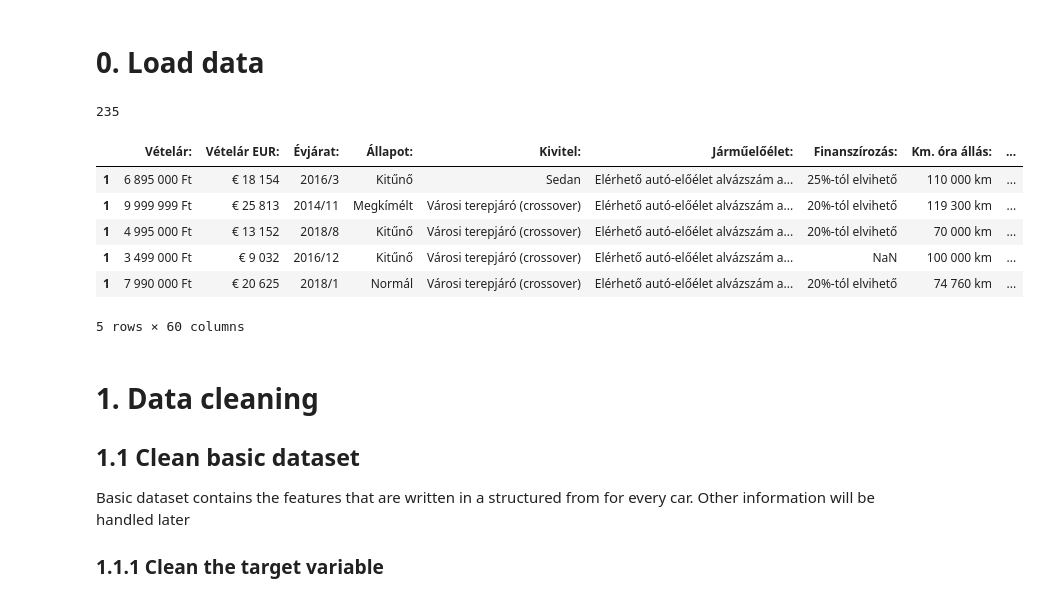
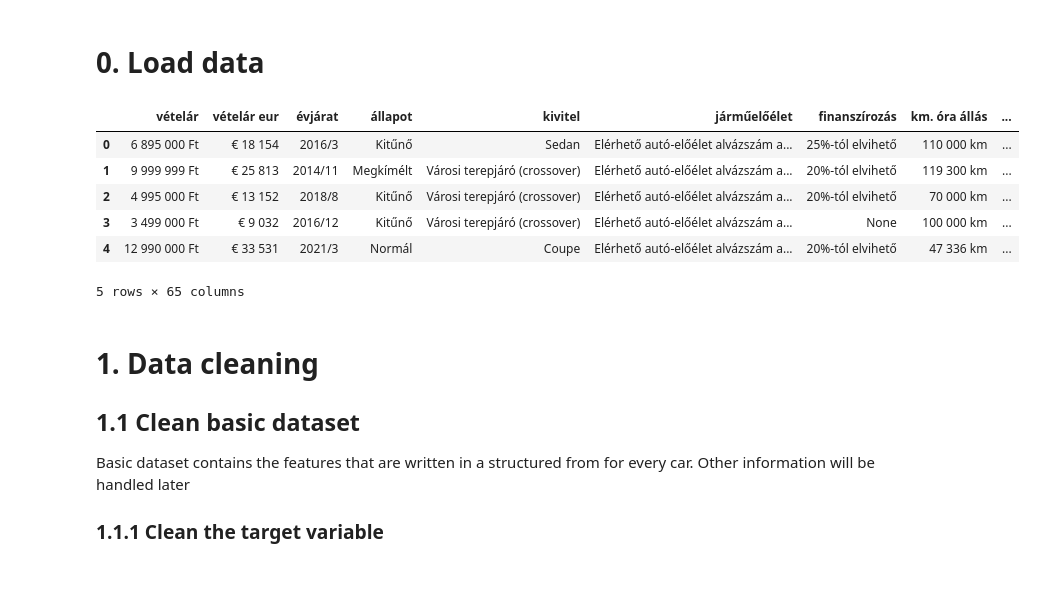
Before and after one commit to szdavid11/car_price_prediction, a Jupyter notebook: notebooks/preprocessing.ipynb, the cells around one changed output. Drawn from its saved outputs; the diff is of its cells as text; code cells hidden in the pictures.

```diff
--- a/notebooks/preprocessing.ipynb
+++ b/notebooks/preprocessing.ipynb
@@ -8,27 +10,25 @@ import plotly.express as px
 # %% [markdown]
 # 0. Load data
 # %%
-# Open the Pickle file in binary mode for reading
-with open('../data/car_data.pickle', 'rb') as file:
-    # Load the Pickle file
-    res_list = pickle.load(file)
+# Database setup
+username = os.getenv("DB_USERNAME")
+password = os.getenv("DB_PASSWORD")
+DATABASE_URL = f"postgresql://{username}:{password}@localhost:5432/cardb"
+
+engine = create_engine(DATABASE_URL)
 # %%
-basic_car_parameters = [x[0] for x in res_list]
-missing_values = pd.Series([x[0] is None for x in res_list])
-special_car_parameters = pd.Series([x[1] for x in res_list])[~missing_values]
-link = pd.Series([x[2] for x in res_list])[~missing_values]
+
+df_basics = pd.read_sql(sql_text("""
+SELECT *
+FROM car_data
+"""), engine.connect())
-# %%
-np.sum(missing_values)
-# %% [output]
-235
 # %%
-df_basics = pd.concat(basic_car_parameters)
 df_basics.head()
 # %% [output]
-|  | Vételár: | Vételár EUR: | Évjárat: | Állapot: | Kivitel: | Járműelőélet: | Finanszírozás: | Km. óra állás: | ... |
-| 1 | 6 895 000 Ft | € 18 154 | 2016/3 | Kitűnő | Sedan | Elérhető autó-előélet alvázszám a... | 25%-tól elvihető | 110 000 km | ... |
+|  | vételár | vételár eur | évjárat | állapot | kivitel | járműelőélet | finanszírozás | km. óra állás | ... |
+| 0 | 6 895 000 Ft | € 18 154 | 2016/3 | Kitűnő | Sedan | Elérhető autó-előélet alvázszám a... | 25%-tól elvihető | 110 000 km | ... |
 | 1 | 9 999 999 Ft | € 25 813 | 2014/11 | Megkímélt | Városi terepjáró (crossover) | Elérhető autó-előélet alvázszám a... | 20%-tól elvihető | 119 300 km | ... |
-| 1 | 4 995 000 Ft | € 13 152 | 2018/8 | Kitűnő | Városi terepjáró (crossover) | Elérhető autó-előélet alvázszám a... | 20%-tól elvihető | 70 000 km | ... |
-| 1 | 3 499 000 Ft | € 9 032 | 2016/12 | Kitűnő | Városi terepjáró (crossover) | Elérhető autó-előélet alvázszám a... | NaN | 100 000 km | ... |
-| 1 | 7 990 000 Ft | € 20 625 | 2018/1 | Normál | Városi terepjáró (crossover) | Elérhető autó-előélet alvázszám a... | 20%-tól elvihető | 74 760 km | ... |
+| 2 | 4 995 000 Ft | € 13 152 | 2018/8 | Kitűnő | Városi terepjáró (crossover) | Elérhető autó-előélet alvázszám a... | 20%-tól elvihető | 70 000 km | ... |
+| 3 | 3 499 000 Ft | € 9 032 | 2016/12 | Kitűnő | Városi terepjáró (crossover) | Elérhető autó-előélet alvázszám a... | None | 100 000 km | ... |
+| 4 | 12 990 000 Ft | € 33 531 | 2021/3 | Normál | Coupe | Elérhető autó-előélet alvázszám a... | 20%-tól elvihető | 47 336 km | ... |
-5 rows × 60 columns
+5 rows × 65 columns
```
Also changed, not shown: parts of 20 cells of this notebook, 26 other files.
